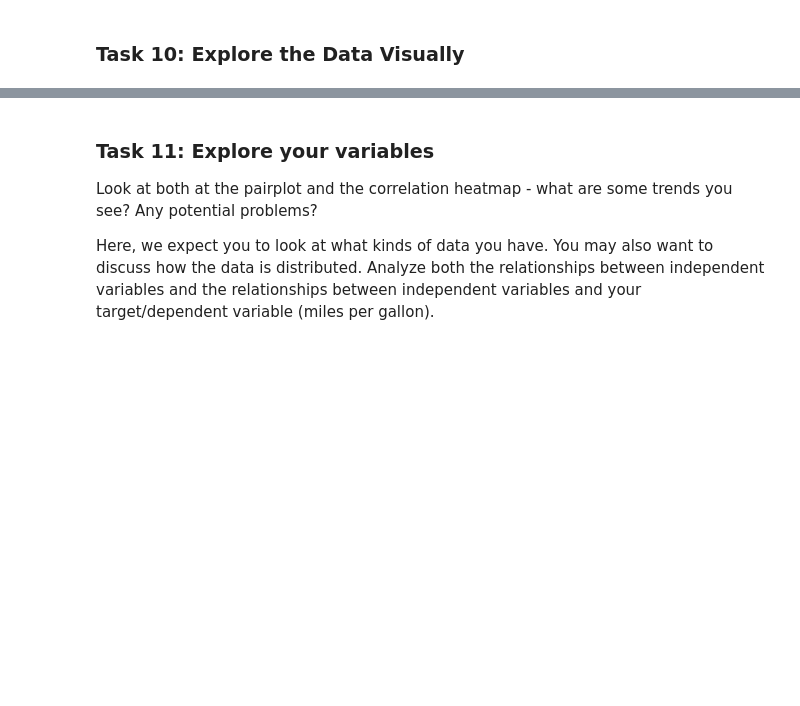
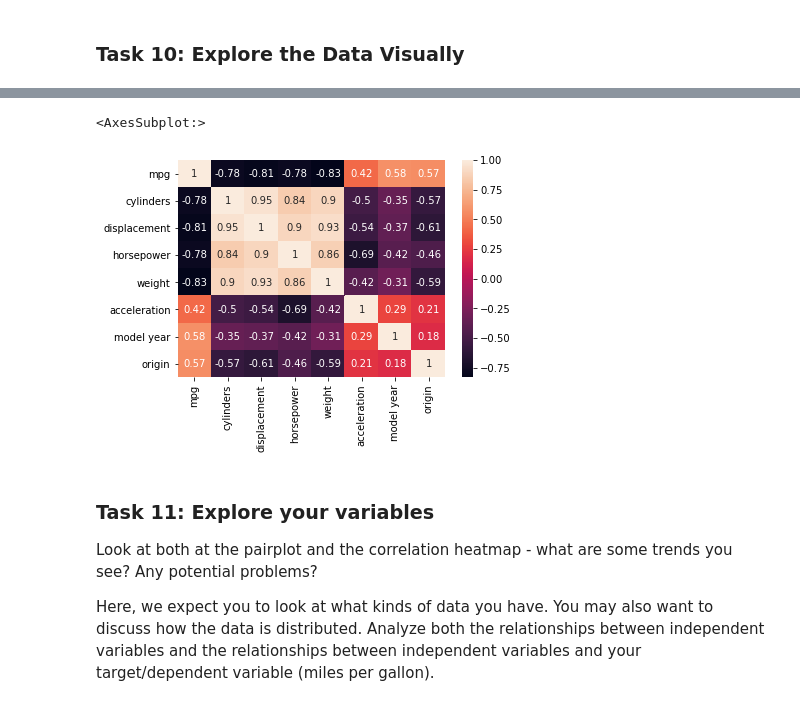
Before and after one commit to flatiron-school/ntl01-dtsc-live-103122, a Jupyter notebook: 2Phase/P2-Code-Challenge-Review.ipynb, the cells around one changed output, grey strips where cells are left out. Cells and saved outputs as stored; diff of their text form; code cells hidden in the pictures; blank space fills up the shorter version.

```diff
--- a/2Phase/P2-Code-Challenge-Review.ipynb
+++ b/2Phase/P2-Code-Challenge-Review.ipynb
@@ -186,5 +278,10 @@ import seaborn as sns
 # %%
 # Create a correlation heatmap as well, with seaborn plus the 'corr' function
+
+sns.heatmap(df.corr(), annot=True)
+# %% [output]
+<AxesSubplot:>
+[figure, added]
 # %% [markdown]
 ### Task 11: Explore your variables
 
```
Also changed, not shown: parts of 29 cells of this notebook, 11 other files.
